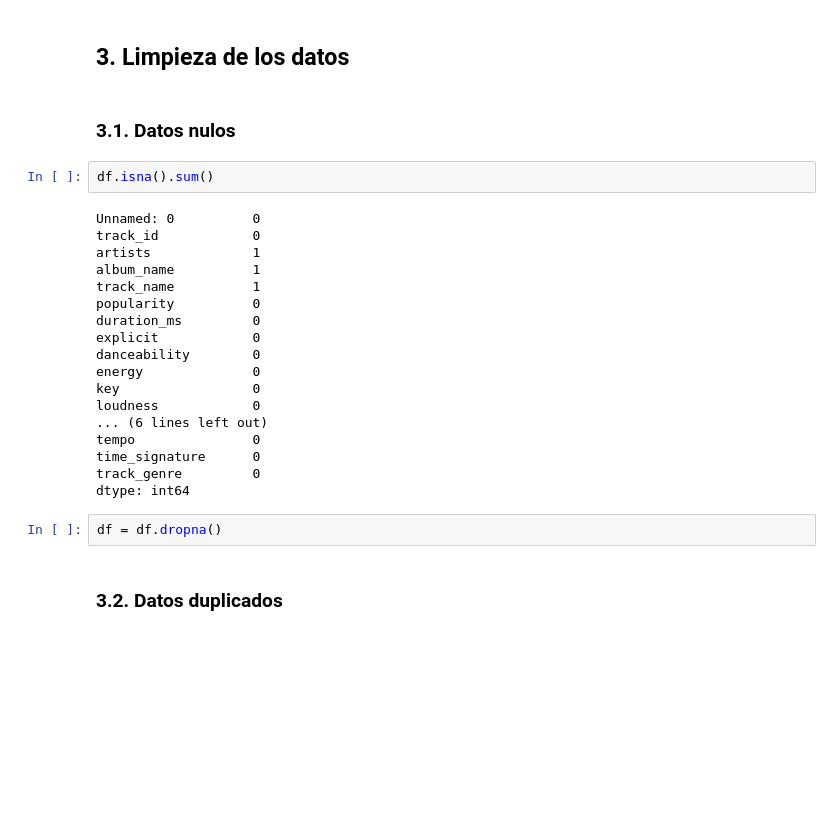
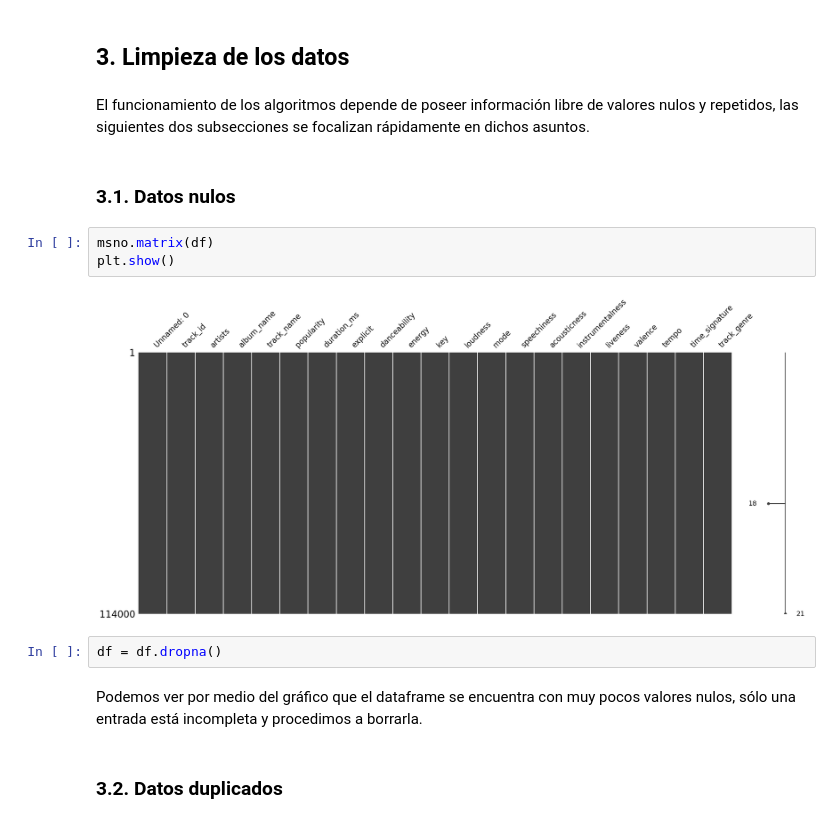
Before and after one commit to MauriJ/Data-Science, a Jupyter notebook: Desafíos/Desafío N°9/Data_StoryTelling+Moran.ipynb, the cells around one changed output. Drawn from its saved outputs; the diff is of its cells as text; blank space fills up the shorter version.

```diff
--- a/Desafíos/Desafío N°9/Data_StoryTelling+Moran.ipynb
+++ b/Desafíos/Desafío N°9/Data_StoryTelling+Moran.ipynb
@@ -74,29 +62,18 @@ El dataset está compuesto por una muestra de 114.000 canciones, la cual cada un
 - valence: Medida desde 0.0 a 1.0 describiendo la positividad musical que la canción porta. Canciones con alta valencia suenan más positivas, mientras la baja valencia indica temas más negativos.
 # %% [markdown]
 ## 3. Limpieza de los datos <a class="anchor" id="limpieza"></a>
+# %% [markdown]
+El funcionamiento de los algoritmos depende de poseer información libre de valores nulos y repetidos, las siguientes dos subsecciones se focalizan rápidamente en dichos asuntos.
 # %% [markdown]
 ### 3.1. Datos nulos <a class="anchor" id="nulos"></a>
-# %%
-df.isna().sum()
-# %% [output]
-Unnamed: 0          0
-track_id            0
-artists             1
-album_name          1
-track_name          1
-popularity          0
-duration_ms         0
-explicit            0
-danceability        0
-energy              0
-key                 0
-loudness            0
-... (6 lines left out)
-tempo               0
-time_signature      0
-track_genre         0
-dtype: int64
+# %%
+msno.matrix(df)
+plt.show()
+# %% [output]
+[figure, added]
 # %%
 df = df.dropna()
+# %% [markdown]
+Podemos ver por medio del gráfico que el dataframe se encuentra con muy pocos valores nulos, sólo una entrada está incompleta y procedimos a borrarla.
 # %% [markdown]
 ### 3.2. Datos duplicados <a class="anchor" id="duplicados"></a>
```
Also changed, not shown: parts of 21 cells of this notebook.
